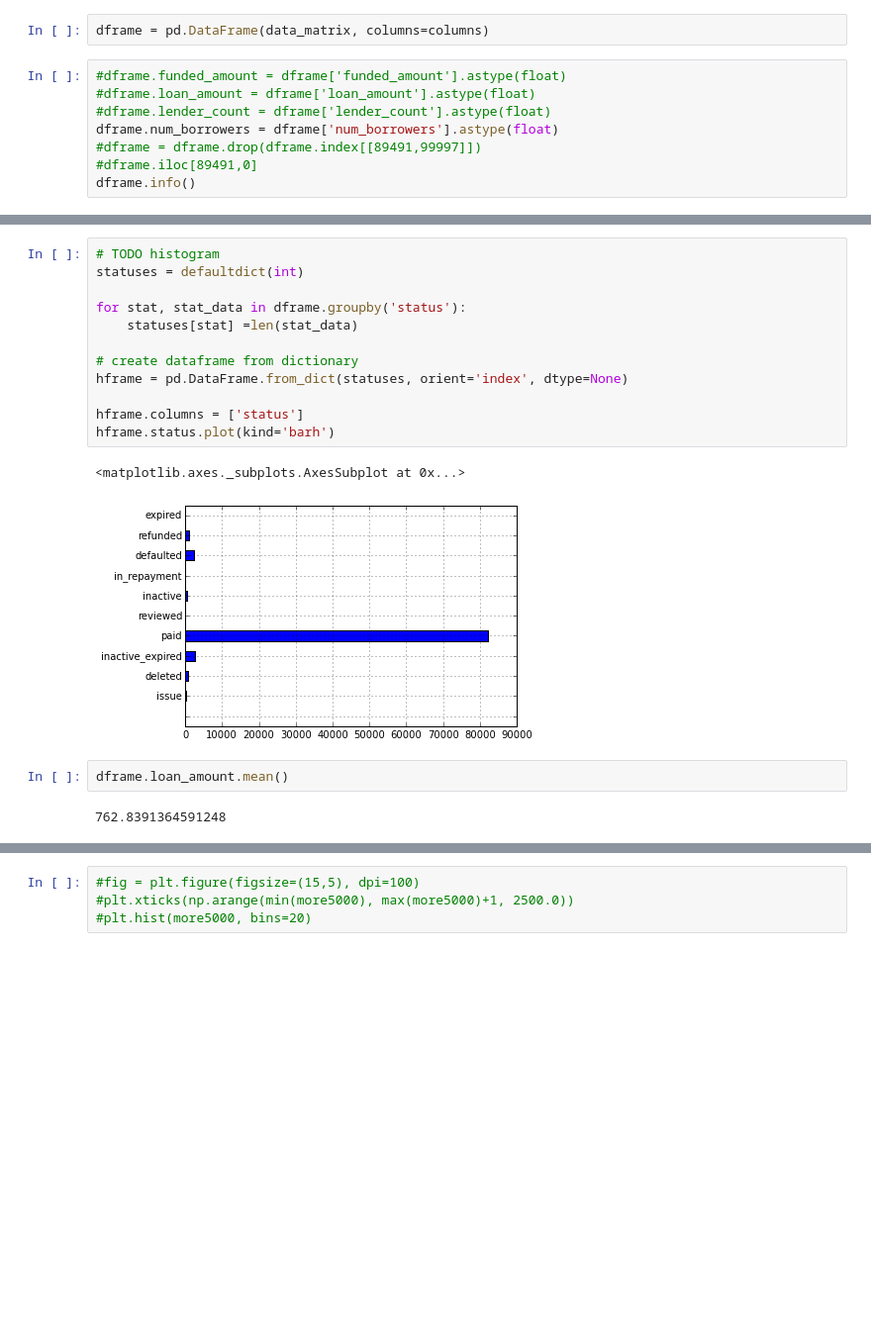
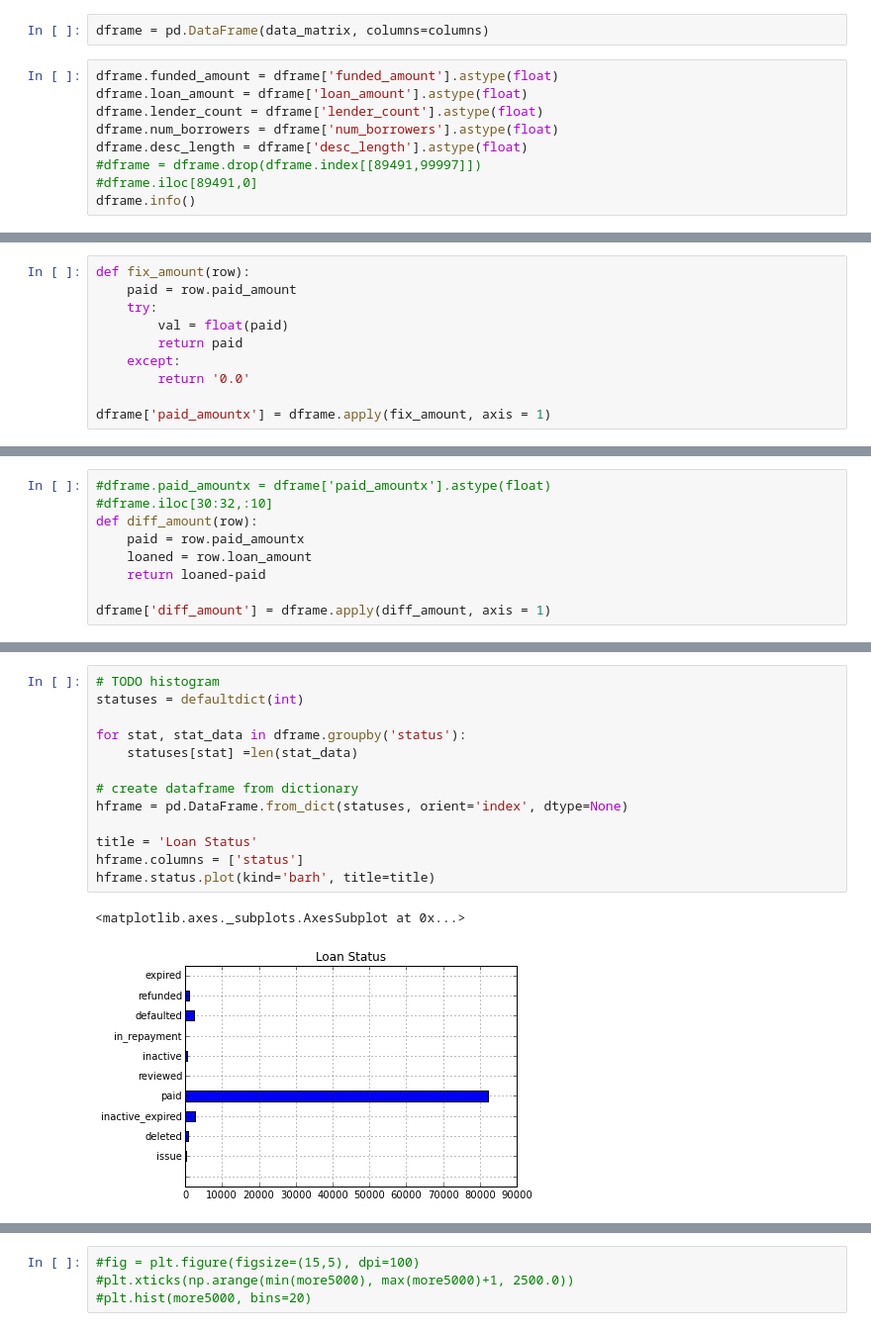
Before and after one commit to mwenda11/spring-2015-homeworks, a Jupyter notebook: project/basic_statistics.ipynb, the cells around one changed output, grey strips where cells are left out. Shown at 99% size. Saved outputs shown, nothing was run; the diff lists cells and outputs as text; blank space fills up the shorter version.

```diff
--- a/project/basic_statistics.ipynb
+++ b/project/basic_statistics.ipynb
@@ -85,10 +94,11 @@ array(['3254', 'Noem\xc3\xad', 'paid', '200', 'None', '200', 'Sewing',
 # %%
 dframe = pd.DataFrame(data_matrix, columns=columns)
 # %%
-#dframe.funded_amount = dframe['funded_amount'].astype(float)
-#dframe.loan_amount = dframe['loan_amount'].astype(float)
-#dframe.lender_count = dframe['lender_count'].astype(float)
+dframe.funded_amount = dframe['funded_amount'].astype(float)
+dframe.loan_amount = dframe['loan_amount'].astype(float)
+dframe.lender_count = dframe['lender_count'].astype(float)
 dframe.num_borrowers = dframe['num_borrowers'].astype(float)
+dframe.desc_length = dframe['desc_length'].astype(float)
 #dframe = dframe.drop(dframe.index[[89491,99997]])
 #dframe.iloc[89491,0]
 dframe.info()
@@ -126,0 +123,10 @@ dframe.iloc[0:10,10:23]
+# %%
+def fix_amount(row):
+    paid = row.paid_amount
+    try:
+        val = float(paid)
+        return paid
+    except:
+        return '0.0'
+
+dframe['paid_amountx'] = dframe.apply(fix_amount, axis = 1)
@@ -126,0 +153,9 @@ dframe.iloc[0:10,10:23]
+# %%
+#dframe.paid_amountx = dframe['paid_amountx'].astype(float)
+#dframe.iloc[30:32,:10]
+def diff_amount(row):
+    paid = row.paid_amountx
+    loaned = row.loan_amount
+    return loaned-paid
+
+dframe['diff_amount'] = dframe.apply(diff_amount, axis = 1)
@@ -136,19 +223,16 @@ M
 # %%
 # TODO histogram
 statuses = defaultdict(int)
 
 for stat, stat_data in dframe.groupby('status'):
     statuses[stat] =len(stat_data)
 
 # create dataframe from dictionary
 hframe = pd.DataFrame.from_dict(statuses, orient='index', dtype=None)
 
+title = 'Loan Status'
 hframe.columns = ['status']
-hframe.status.plot(kind='barh')
+hframe.status.plot(kind='barh', title=title)
 # %% [output]
 <matplotlib.axes._subplots.AxesSubplot at 0x...>
-[figure, old version]
+[figure, new version]
-# %%
-dframe.loan_amount.mean()
-# %% [output]
-762.8391364591248
```
Also changed, not shown: parts of 16 cells of this notebook, 4 other files.
